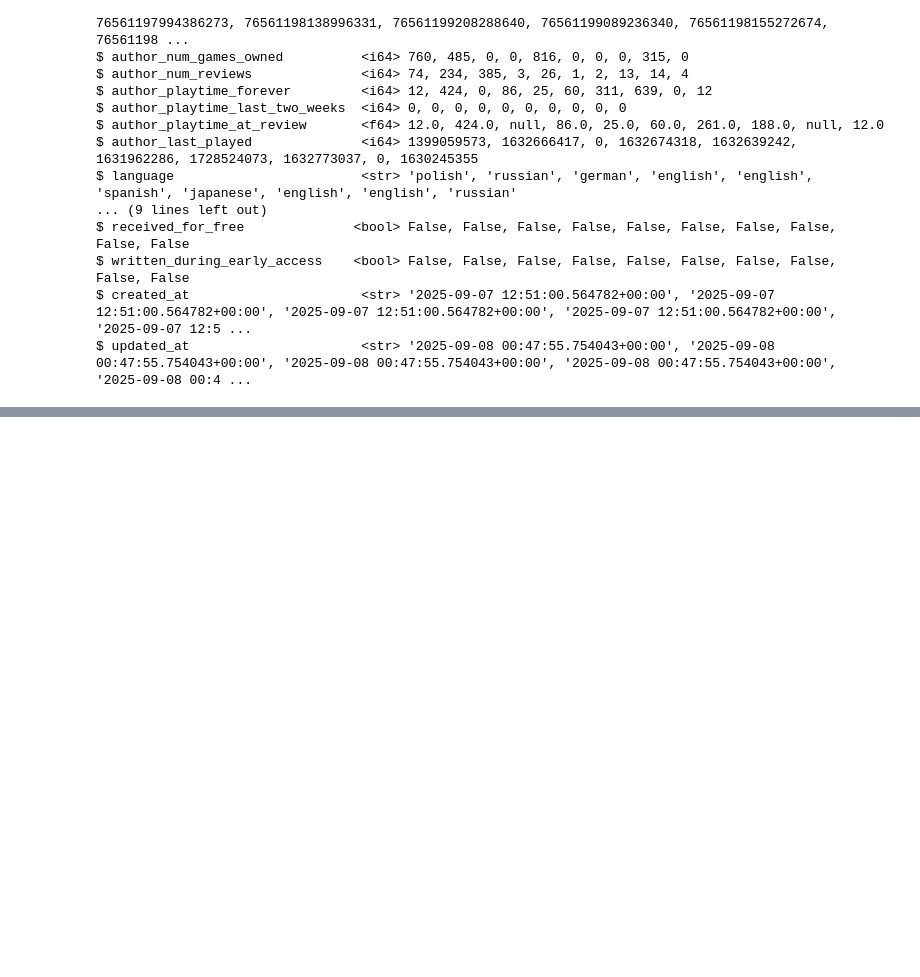
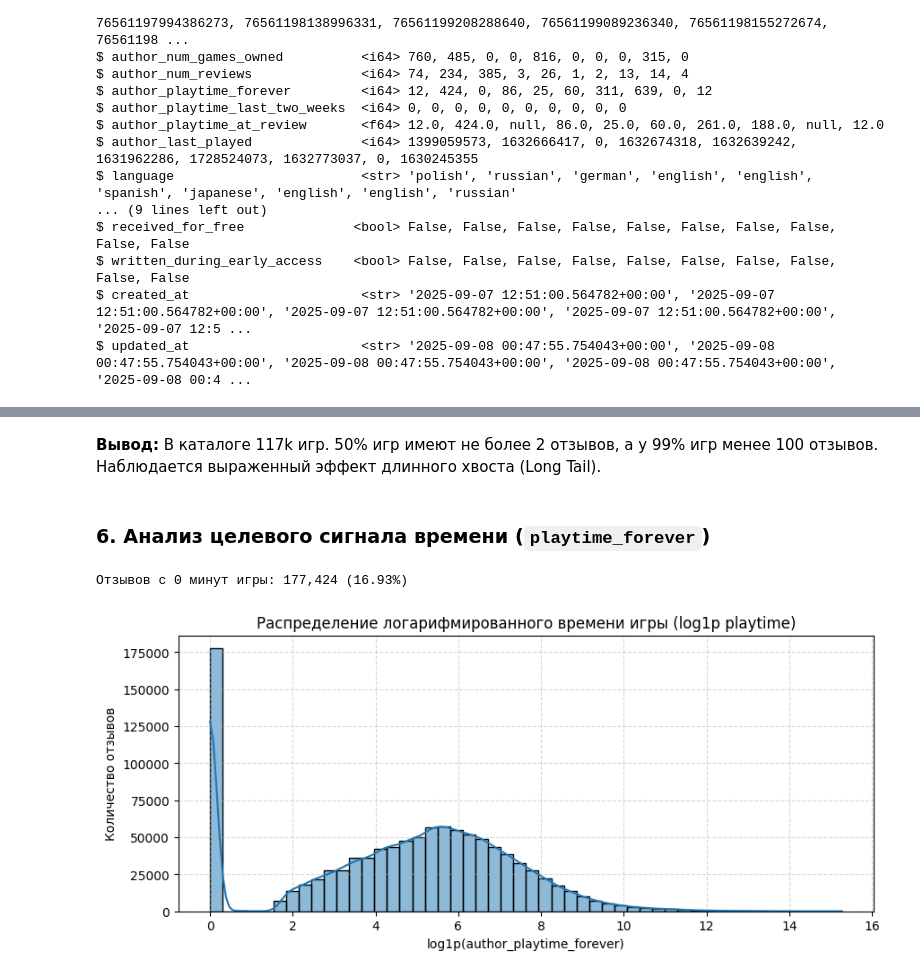
Before and after one commit to Alexander8841/steam-game-recsys, a Jupyter notebook: notebooks/02_reviews_eda_and_preprocessing.ipynb, the cells around one changed output, grey strips where cells are left out. Drawn from its saved outputs; the diff is of its cells as text; code cells hidden in the pictures; blank space fills up the shorter version.

```diff
--- a/notebooks/02_reviews_eda_and_preprocessing.ipynb
+++ b/notebooks/02_reviews_eda_and_preprocessing.ipynb
@@ -148,0 +259,19 @@ print(f"Очистка успешна! Осталось {len(reviews_clean):,}
+# %% [markdown]
+**Вывод:** В каталоге 117k игр. 50% игр имеют не более 2 отзывов, а у 99% игр менее 100 отзывов. Наблюдается выраженный эффект длинного хвоста (Long Tail).
+# %% [markdown]
+### 6. Анализ целевого сигнала времени (`playtime_forever`)
+# %%
+zero_playtime_count = reviews_clean.filter(pl.col('playtime_log1p') == 0).height
+print(f"Отзывов с 0 минут игры: {zero_playtime_count:,} ({zero_playtime_count / len(reviews_clean) * 100:.2f}%)")
+# %% [output]
+Отзывов с 0 минут игры: 177,424 (16.93%)
+# %%
+plt.figure(figsize=(10, 4))
+sns.histplot(reviews_clean['playtime_log1p'], bins=50, kde=True)
+plt.title("Распределение логарифмированного времени игры (log1p playtime)")
+plt.xlabel("log1p(author_playtime_forever)")
+plt.ylabel("Количество отзывов")
+plt.grid(True, linestyle='--', alpha=0.5)
+plt.show()
+# %% [output]
+[figure, added]
```
Also changed, not shown: parts of 38 cells of this notebook, 1 other file.
